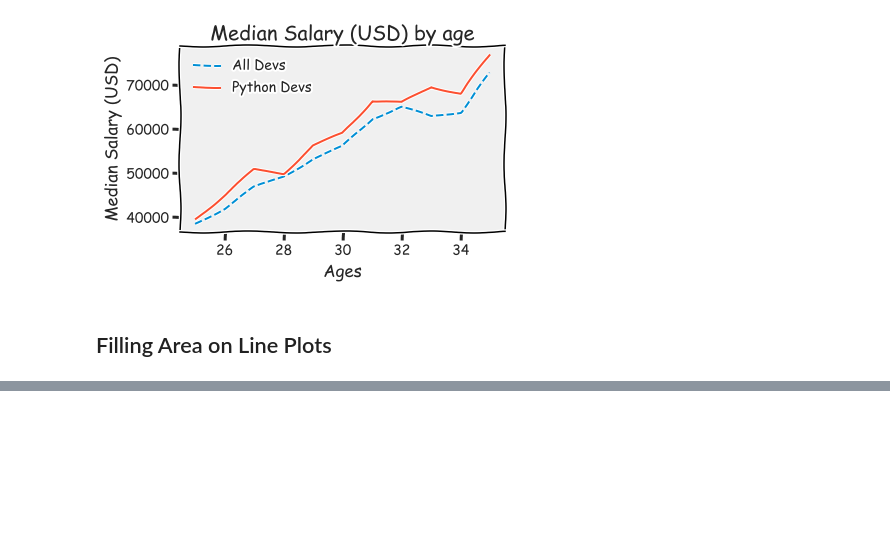
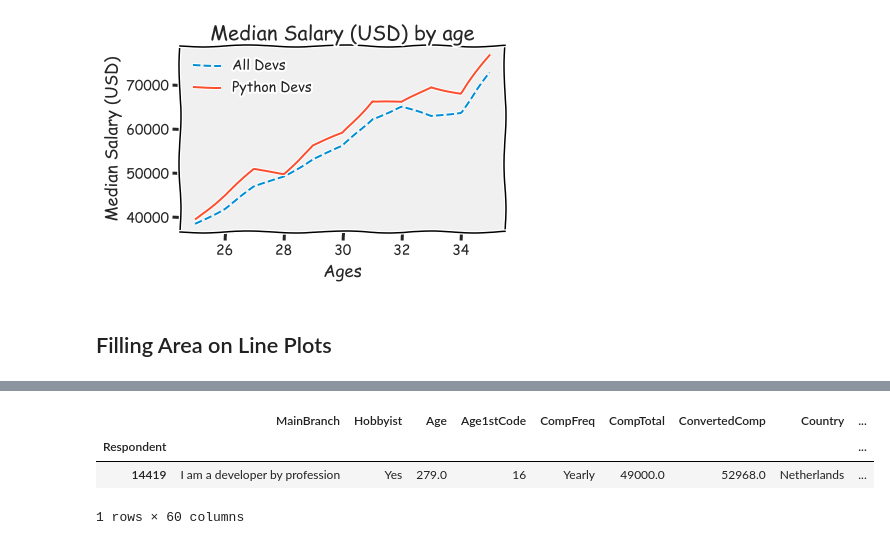
Before and after one commit to bekaarcoder/PyNotes, a Jupyter notebook: matplotlib/LineChart.ipynb, the cells around one changed output, grey strips where cells are left out. Drawn from its saved outputs; the diff is of its cells as text; code cells hidden in the pictures; blank space fills up the shorter version.

```diff
--- a/matplotlib/LineChart.ipynb
+++ b/matplotlib/LineChart.ipynb
@@ -70,2 +121,9 @@ data = age_group['ConvertedComp'].median()
 # %%
 data.to_csv('data/sample.csv', sep=',')
+# %%
+df.loc[df['Age'] > 100]
+# %% [output]
+|  | MainBranch | Hobbyist | Age | Age1stCode | CompFreq | CompTotal | ConvertedComp | Country | ... |
+| Respondent |  |  |  |  |  |  |  |  | ... |
+| 14419 | I am a developer by profession | Yes | 279.0 | 16 | Yearly | 49000.0 | 52968.0 | Netherlands | ... |
+1 rows × 60 columns
```
Also changed, not shown: parts of 11 cells of this notebook, 4 other files.
